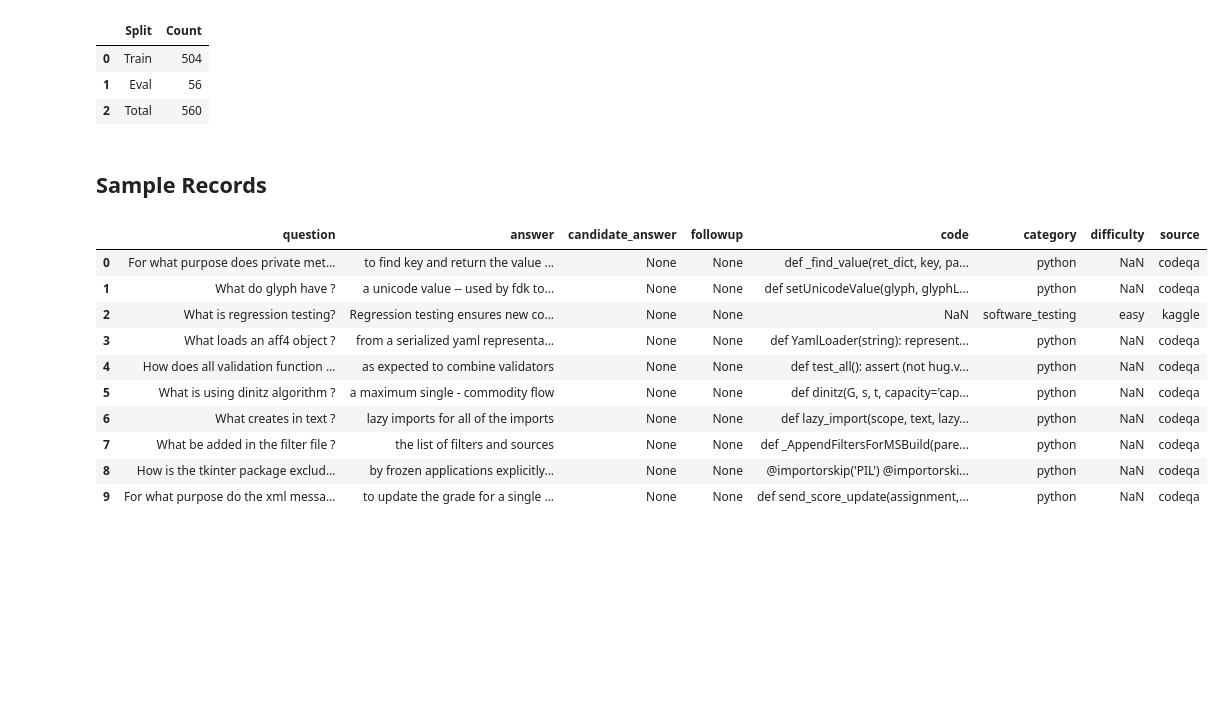
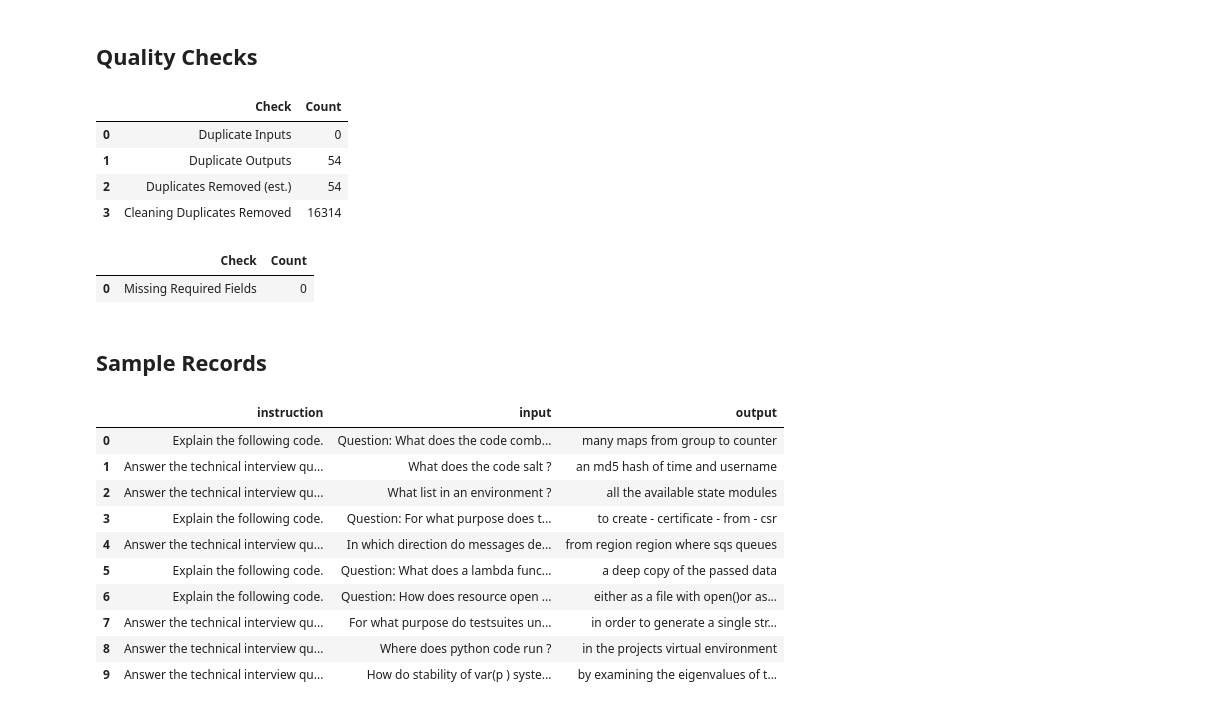
Before and after one commit to TechMaverickHub/TechMentor-LLM, a Jupyter notebook: notebooks/dataset_report.ipynb, the cells around one changed output. Drawn from its saved outputs; the diff is of its cells as text; code cells hidden in the pictures; blank space fills up the shorter version.

```diff
--- a/notebooks/dataset_report.ipynb
+++ b/notebooks/dataset_report.ipynb
@@ -147,3 +97,20 @@ duplicate_df
+# %% [markdown]
+## Quality Checks
+# %%
+quality_rows = [
+    {"Check": "Duplicate Inputs", "Count": stats["duplicates"]["duplicate_inputs"]},
+    {"Check": "Duplicate Outputs", "Count": stats["duplicates"]["duplicate_outputs"]},
+    {"Check": "Duplicates Removed (est.)", "Count": stats["duplicates"]["duplicates_removed"]},
+    {"Check": "Cleaning Duplicates Removed", "Count": stats.get("cleaning", {}).get("duplicates_removed", 0)},
+]
+quality_df = pd.DataFrame(quality_rows)
+quality_df
+# %% [output]
+|  | Check | Count |
+| 0 | Duplicate Inputs | 0 |
+| 1 | Duplicate Outputs | 54 |
+| 2 | Duplicates Removed (est.) | 54 |
+| 3 | Cleaning Duplicates Removed | 16314 |
 # %%
 def load_jsonl(path: Path) -> list[dict]:
     rows = []
@@ -152,37 +119,31 @@ def load_jsonl(path: Path) -> list[dict]:
             rows.append(json.loads(line))
     return rows
 
-train_rows = load_jsonl(TRAIN_PATH)
-eval_rows = load_jsonl(EVAL_PATH)
-
-alpaca_df = pd.DataFrame(
-    [
-        {"Split": "Train", "Count": len(train_rows)},
-        {"Split": "Eval", "Count": len(eval_rows)},
-        {"Split": "Total", "Count": len(train_rows) + len(eval_rows)},
-    ]
+all_rows = load_jsonl(TRAIN_PATH) + load_jsonl(EVAL_PATH)
+missing = sum(
+    1
+    for row in all_rows
+    if not row.get("instruction") or not row.get("input") or not row.get("output")
 )
-alpaca_df
+pd.DataFrame([{"Check": "Missing Required Fields", "Count": missing}])
 # %% [output]
-|  | Split | Count |
-| 0 | Train | 504 |
-| 1 | Eval | 56 |
-| 2 | Total | 560 |
+|  | Check | Count |
+| 0 | Missing Required Fields | 0 |
 # %% [markdown]
 ## Sample Records
 # %%
 rng = random.Random(42)
-samples = rng.sample(cleaned, k=min(10, len(cleaned)))
+samples = rng.sample(all_rows, k=min(10, len(all_rows)))
 pd.DataFrame(samples)
 # %% [output]
-|  | question | answer | candidate_answer | followup | code | category | difficulty | source |
-| 0 | For what purpose does private met... | to find key and return the value ... | None | None | def _find_value(ret_dict, key, pa... | python | NaN | codeqa |
-| 1 | What do glyph have ? | a unicode value -- used by fdk to... | None | None | def setUnicodeValue(glyph, glyphL... | python | NaN | codeqa |
-| 2 | What is regression testing? | Regression testing ensures new co... | None | None | NaN | software_testing | easy | kaggle |
-| 3 | What loads an aff4 object ? | from a serialized yaml representa... | None | None | def YamlLoader(string): represent... | python | NaN | codeqa |
-| 4 | How does all validation function ... | as expected to combine validators | None | None | def test_all(): assert (not hug.v... | python | NaN | codeqa |
-| 5 | What is using dinitz algorithm ? | a maximum single - commodity flow | None | None | def dinitz(G, s, t, capacity='cap... | python | NaN | codeqa |
-| 6 | What creates in text ? | lazy imports for all of the imports | None | None | def lazy_import(scope, text, lazy... | python | NaN | codeqa |
-| 7 | What be added in the filter file ? | the list of filters and sources | None | None | def _AppendFiltersForMSBuild(pare... | python | NaN | codeqa |
-| 8 | How is the tkinter package exclud... | by frozen applications explicitly... | None | None | @importorskip('PIL') @importorski... | python | NaN | codeqa |
-| 9 | For what purpose do the xml messa... | to update the grade for a single ... | None | None | def send_score_update(assignment,... | python | NaN | codeqa |
+|  | instruction | input | output |
+| 0 | Explain the following code. | Question: What does the code comb... | many maps from group to counter |
+| 1 | Answer the technical interview qu... | What does the code salt ? | an md5 hash of time and username |
+| 2 | Answer the technical interview qu... | What list in an environment ? | all the available state modules |
+| 3 | Explain the following code. | Question: For what purpose does t... | to create - certificate - from - csr |
+| 4 | Answer the technical interview qu... | In which direction do messages de... | from region region where sqs queues |
+| 5 | Explain the following code. | Question: What does a lambda func... | a deep copy of the passed data |
+| 6 | Explain the following code. | Question: How does resource open ... | either as a file with open()or as... |
+| 7 | Answer the technical interview qu... | For what purpose do testsuites un... | in order to generate a single str... |
+| 8 | Answer the technical interview qu... | Where does python code run ? | in the projects virtual environment |
+| 9 | Answer the technical interview qu... | How do stability of var(p ) syste... | by examining the eigenvalues of t... |
```
Also changed, not shown: parts of 22 cells of this notebook, 11 other files.
